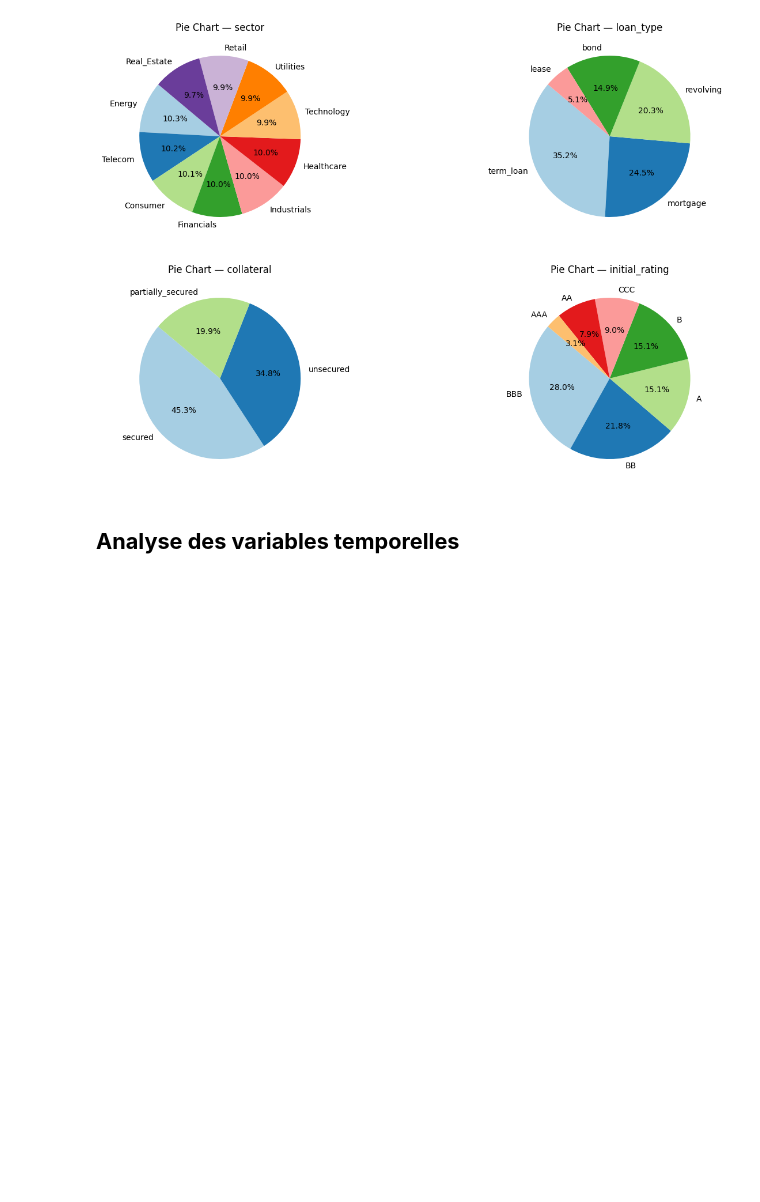
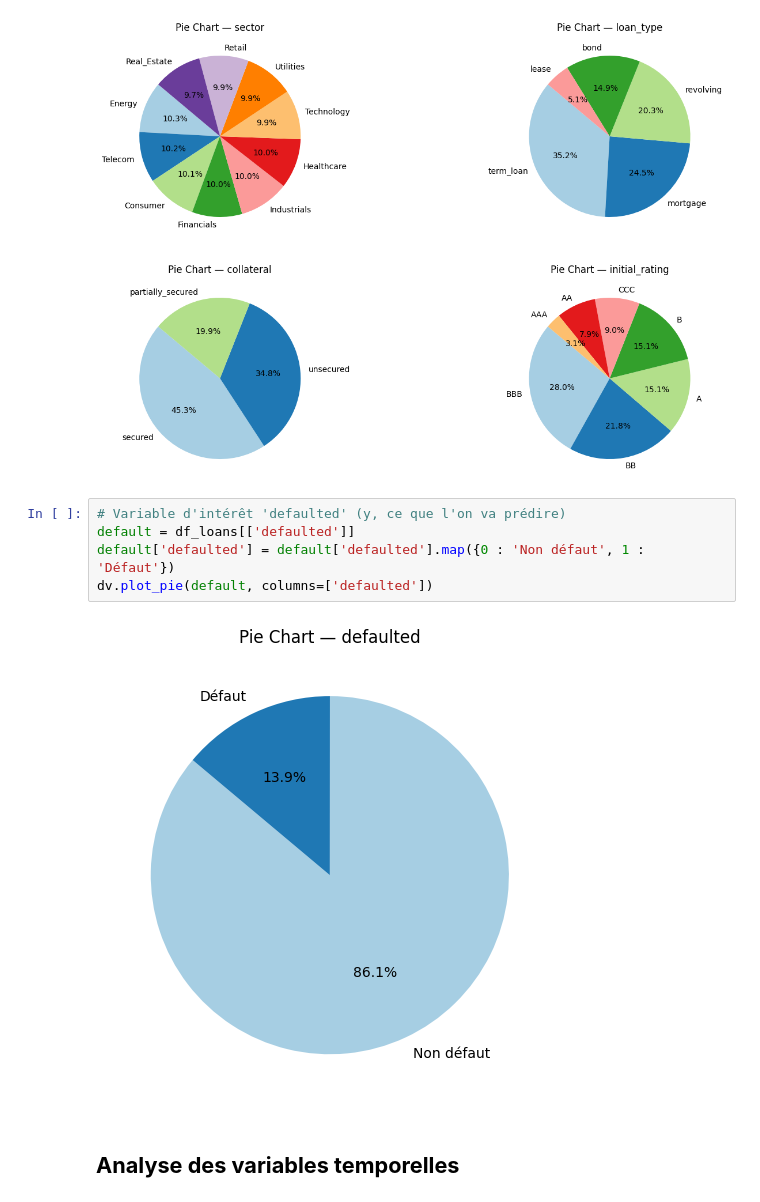
Before and after one commit to NajimDja/Analyse-risque-credit, a Jupyter notebook: analyse_credit.ipynb, the cells around one changed output. Cells and saved outputs as stored; diff of their text form; blank space fills up the shorter version.

```diff
--- a/analyse_credit.ipynb
+++ b/analyse_credit.ipynb
@@ -244,6 +288,13 @@ fig, axes = plt.subplots(2, 2, figsize=(16, 10))
 dv.plot_pie(df_loans, columns=['sector', 'loan_type', 'collateral', 'initial_rating'], axes=axes)
 # %% [output]
 [figure]
+# %%
+# Variable d'intérêt 'defaulted' (y, ce que l'on va prédire)
+default = df_loans[['defaulted']]
+default['defaulted'] = default['defaulted'].map({0 : 'Non défaut', 1 : 'Défaut'})
+dv.plot_pie(default, columns=['defaulted'])
+# %% [output]
+[figure, added]
 # %% [markdown]
 ## **Analyse des variables temporelles**
 # %%
```
Also changed, not shown: parts of 4 cells of this notebook.
